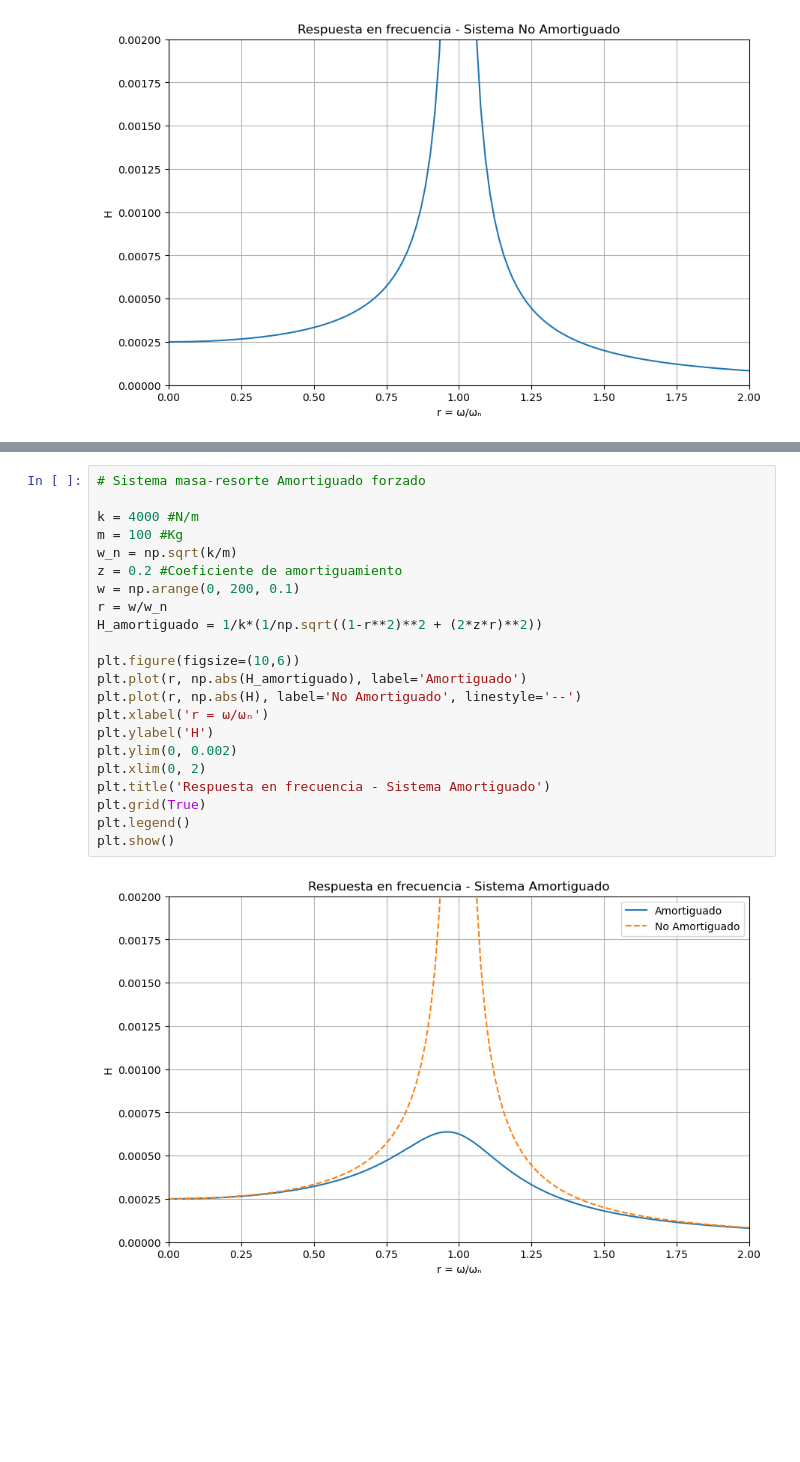
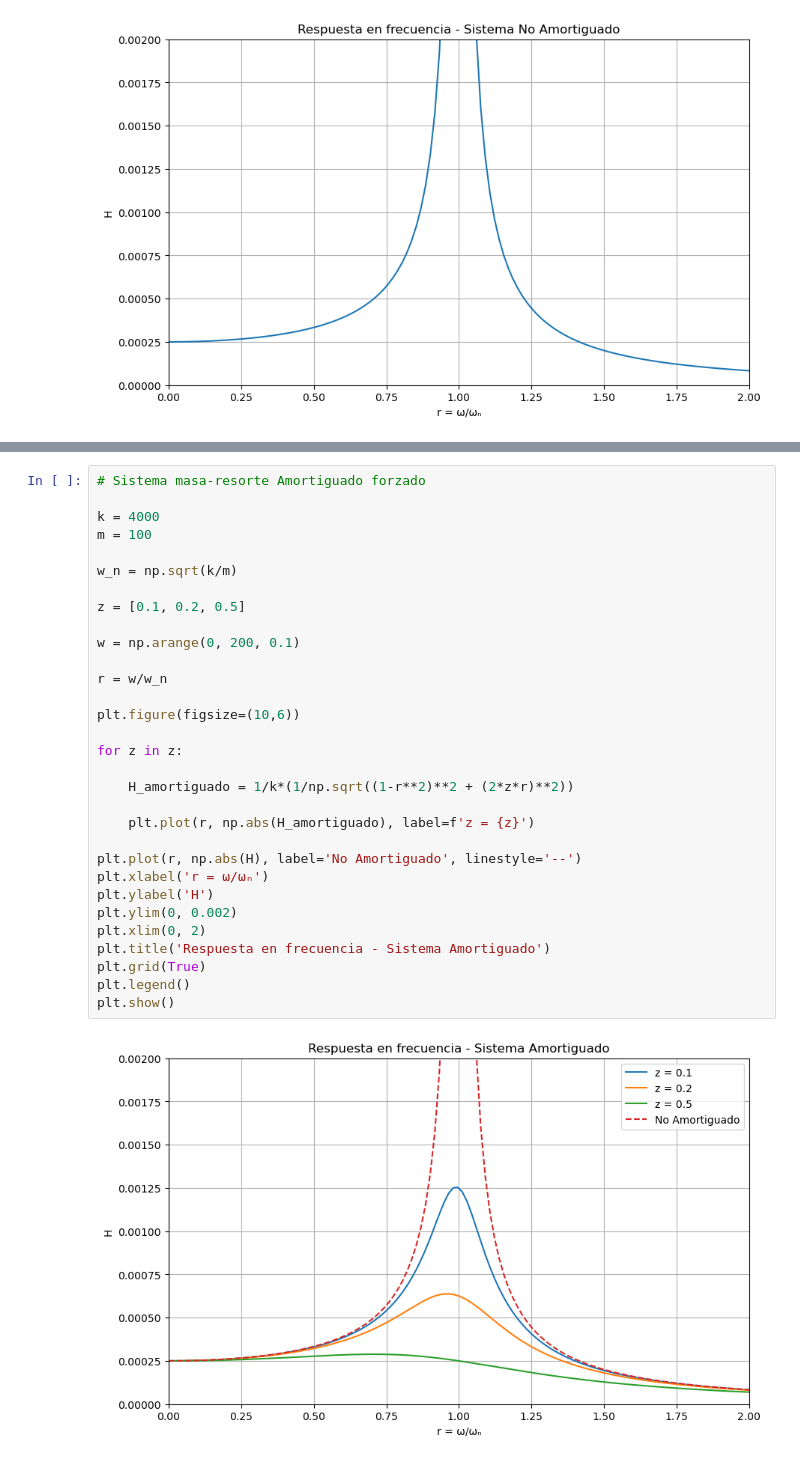
Before and after one commit to patricioelguedac/tarea_2_ACUS125, a Jupyter notebook: notebooks/amortiguamiento.ipynb, the cells around one changed output, grey strips where cells are left out. Cells and saved outputs as stored; diff of their text form; blank space fills up the shorter version.

```diff
--- a/notebooks/amortiguamiento.ipynb
+++ b/notebooks/amortiguamiento.ipynb
@@ -53,24 +82,33 @@ plt.show()
 # %%
 # Sistema masa-resorte Amortiguado forzado
 
-k = 4000 #N/m
-m = 100 #Kg
+k = 4000
+m = 100
+
 w_n = np.sqrt(k/m)
-z = 0.2 #Coeficiente de amortiguamiento
+
+z = [0.1, 0.2, 0.5]
+
 w = np.arange(0, 200, 0.1)
+
 r = w/w_n
-H_amortiguado = 1/k*(1/np.sqrt((1-r**2)**2 + (2*z*r)**2))
 
 plt.figure(figsize=(10,6))
-plt.plot(r, np.abs(H_amortiguado), label='Amortiguado')
+
+for z in z:
+
+    H_amortiguado = 1/k*(1/np.sqrt((1-r**2)**2 + (2*z*r)**2))
+
+    plt.plot(r, np.abs(H_amortiguado), label=f'z = {z}')
+
 plt.plot(r, np.abs(H), label='No Amortiguado', linestyle='--')
 plt.xlabel('r = ω/ωₙ')
 plt.ylabel('H')
 plt.ylim(0, 0.002)
 plt.xlim(0, 2)
 plt.title('Respuesta en frecuencia - Sistema Amortiguado')
 plt.grid(True)
 plt.legend()
 plt.show()
 # %% [output]
-[figure, old version]
+[figure, new version]
```
Also changed, not shown: parts of 4 cells of this notebook, 1 other file.
